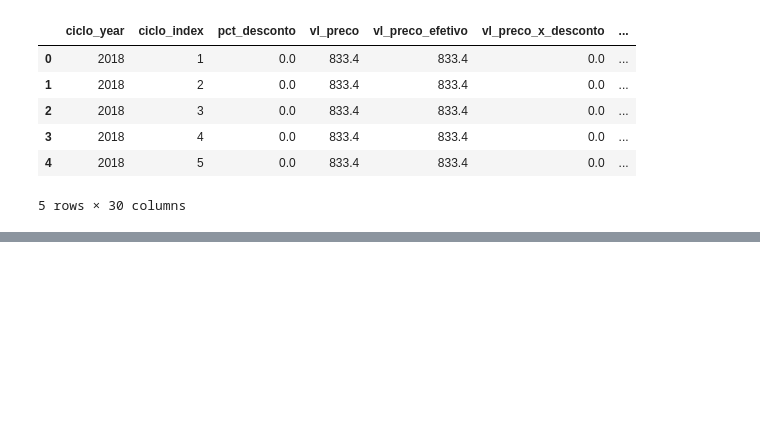
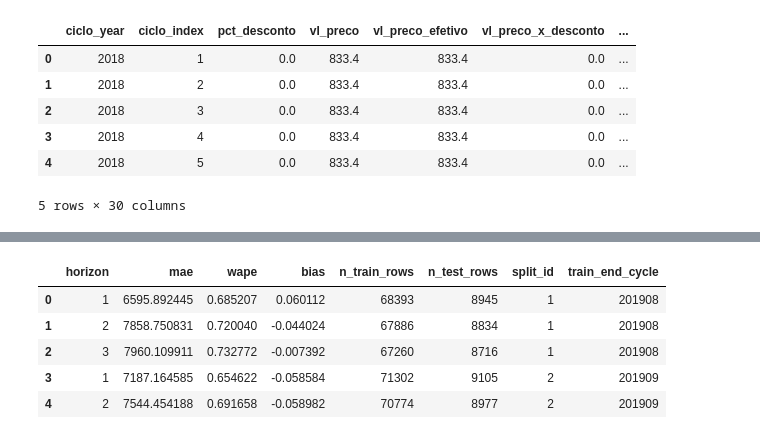
Before and after one commit to leticiarccorrea/sales-operations-demand-forecasting, a Jupyter notebook: case_salesmodel_modelo.ipynb, the cells around one changed output, grey strips where cells are left out. Cells and saved outputs as stored; diff of their text form; code cells hidden in the pictures; blank space fills up the shorter version.

Commit message:
Add demand forecasting model with walk-forward evaluation and feature importance.

```diff
--- a/case_salesmodel_modelo.ipynb
+++ b/case_salesmodel_modelo.ipynb
@@ -621,0 +688,10 @@ feat_df[feature_cols + [target_col]].head()
+# %%
+horizons = [1, 2, 3]
+model_df = make_multi_horizon_targets(feat_df, series_keys, target_col, horizons)
+
+# Remove linhas sem features suficientes (lags/rolling) e sem targets
+min_required = [f"{target_col}_lag_1", f"{target_col}_lag_2"]
+model_df = model_df.dropna(subset=min_required).copy()
+
+# dropar apenas quando o target do horizonte específico for NaN, no momento do fit
+print(model_df.shape)
@@ -621,0 +760,85 @@ feat_df[feature_cols + [target_col]].head()
+# %%
+def fit_predict_for_horizon(
+    df: pd.DataFrame,
+    train_cycles: np.ndarray,
+    test_cycles: np.ndarray,
+    feature_cols: List[str],
+    horizon: int,
+) -> Dict[str, object]:
+    """
+    Filtra dados, treina um modelo pontual para um horizonte específico e retorna métricas.
+    """
+    # 1. Prepara os dados de treino e teste
+    train_df = df[df[time_key].isin(train_cycles)].copy()
+    test_df = df[df[time_key].isin(test_cycles)].copy()
+
+    # 2. Define target para o horizonte atual (y_hN)
+    target_col_h = f"{target_col}_h{horizon}"
+
+    # 3. Remove NaNs no target para o treino e teste específicos do horizonte
+    train_df = train_df.dropna(subset=[target_col_h]).copy()
+    test_df = test_df.dropna(subset=[target_col_h]).copy()
+
+    # 4. Separar features (X) e target (y)
+    X_train = train_df[feature_cols]
+    y_train = train_df[target_col_h]
+
+    X_test = test_df[feature_cols]
+    y_test = test_df[target_col_h]
+
+    # 5. Treina o modelo
+    model = train_point_model(random_state=RANDOM_SEED)
+    model.fit(X_train, y_train)
+
+    # 6. Previsão
+    y_pred = model.predict(X_test)
+
+    # 7. Calcular métricas
+    # Garante que não temos previsões negativas (para demanda)
+    y_pred = np.clip(y_pred, a_min=0, a_max=None)
+
+    eval_metrics = {
+        "horizon": horizon,
+        "mae": float(mean_absolute_error(y_test, y_pred)),
+        "wape": wape(y_test, y_pred),
+        "bias": bias(y_test, y_pred),
+        "n_train_rows": len(train_df),
+        "n_test_rows": len(test_df),
+    }
+    return eval_metrics
+
+
+# Loop de avaliação walk-forward
+cfg = WalkForwardConfig(
+    min_train_cycles=24,
+    step_size=1,
+    test_cycles=max(horizons),
+    max_splits=10,
+)
+
+unique_cycles = model_df[time_key].dropna().unique()
+all_eval = []
+
+for split_id, (train_cycles, test_cycles) in enumerate(iter_walk_forward_splits(unique_cycles, cfg), start=1):
+    for h in horizons:
+        split_eval = fit_predict_for_horizon(
+            df=model_df,
+            train_cycles=train_cycles,
+            test_cycles=test_cycles,
+            feature_cols=feature_cols,
+            horizon=h,
+        )
+        split_eval["split_id"] = split_id
+        split_eval["train_end_cycle"] = int(max(train_cycles))
+        all_eval.append(split_eval)
+
+# Convert the list of dictionaries to a DataFrame
+eval_df = pd.DataFrame(all_eval)
+eval_df.head()
+# %% [output]
+|  | horizon | mae | wape | bias | n_train_rows | n_test_rows | split_id | train_end_cycle |
+| 0 | 1 | 6595.892445 | 0.685207 | 0.060112 | 68393 | 8945 | 1 | 201908 |
+| 1 | 2 | 7858.750831 | 0.720040 | -0.044024 | 67886 | 8834 | 1 | 201908 |
+| 2 | 3 | 7960.109911 | 0.732772 | -0.007392 | 67260 | 8716 | 1 | 201908 |
+| 3 | 1 | 7187.164585 | 0.654622 | -0.058584 | 71302 | 9105 | 2 | 201909 |
+| 4 | 2 | 7544.454188 | 0.691658 | -0.058982 | 70774 | 8977 | 2 | 201909 |
```
Also changed, not shown: parts of 13 cells of this notebook.
